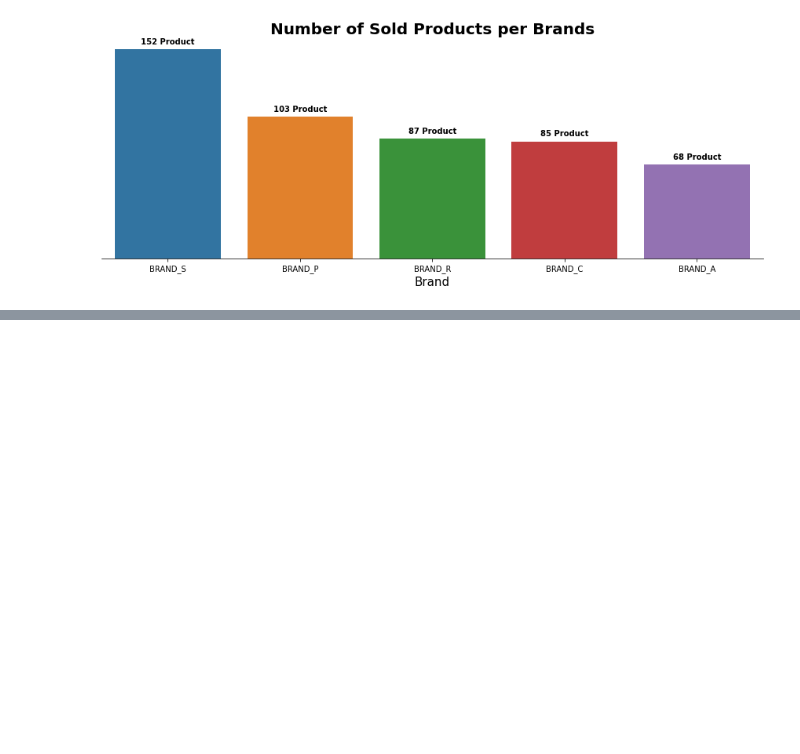
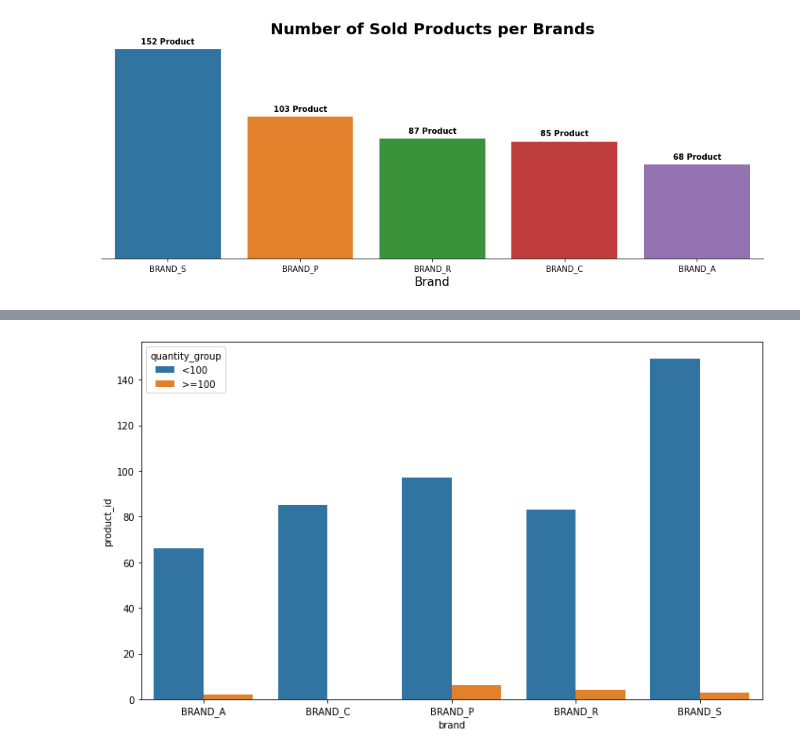
Before and after one commit to UsepSyaikalArifin/Application-File-PT-Bukit-Makmur-Mandiri-Utama-BUMA-, a Jupyter notebook: Kelas Fundamental/Data Visualization with Python Matplotlib for Beginner/Jupyter Notebook/main.ipynb, the cells around one changed output, grey strips where cells are left out. Cells and saved outputs as stored; diff of their text form; code cells hidden in the pictures; blank space fills up the shorter version.

Commit message:
Finish Data Visualization

```diff
--- a/Kelas Fundamental/Data Visualization with Python Matplotlib for Beginner/Jupyter Notebook/main.ipynb
+++ b/Kelas Fundamental/Data Visualization with Python Matplotlib for Beginner/Jupyter Notebook/main.ipynb
@@ -673,3 +673,11 @@ plt.tight_layout()
 plt.show()
 # %% [output]
 [figure]
+# %%
+quantity_dataset_top5brand_per_product = dataset_top5brand_dec.groupby(["brand","product_id"])["quantity"].sum().reset_index()
+
+quantity_dataset_top5brand_per_product["quantity_group"] = quantity_dataset_top5brand_per_product["quantity"].apply(lambda x: ">=100" if x >= 100 else "<100")
+
+quantity_dataset_top5brand_per_product = quantity_dataset_top5brand_per_product.sort_values(by="quantity", ascending=False)
+
+display(quantity_dataset_top5brand_per_product .head())
@@ -675,0 +691,3 @@ plt.show()
+# %%
+dataset_top5brand_dec_per_product = quantity_dataset_top5brand_per_product.groupby(["brand","quantity_group"])["product_id"].nunique().reset_index()
+display(dataset_top5brand_dec_per_product.head())
@@ -675,0 +701,7 @@ plt.show()
+# %%
+fig, axs = plt.subplots(1, 1, figsize=(10, 6))
+sns.barplot(data=dataset_top5brand_dec_per_product, x="brand", y="product_id", hue="quantity_group", ax=axs)
+plt.tight_layout()
+plt.show()
+# %% [output]
+[figure, added]
```
Also changed, not shown: parts of 7 cells of this notebook.
